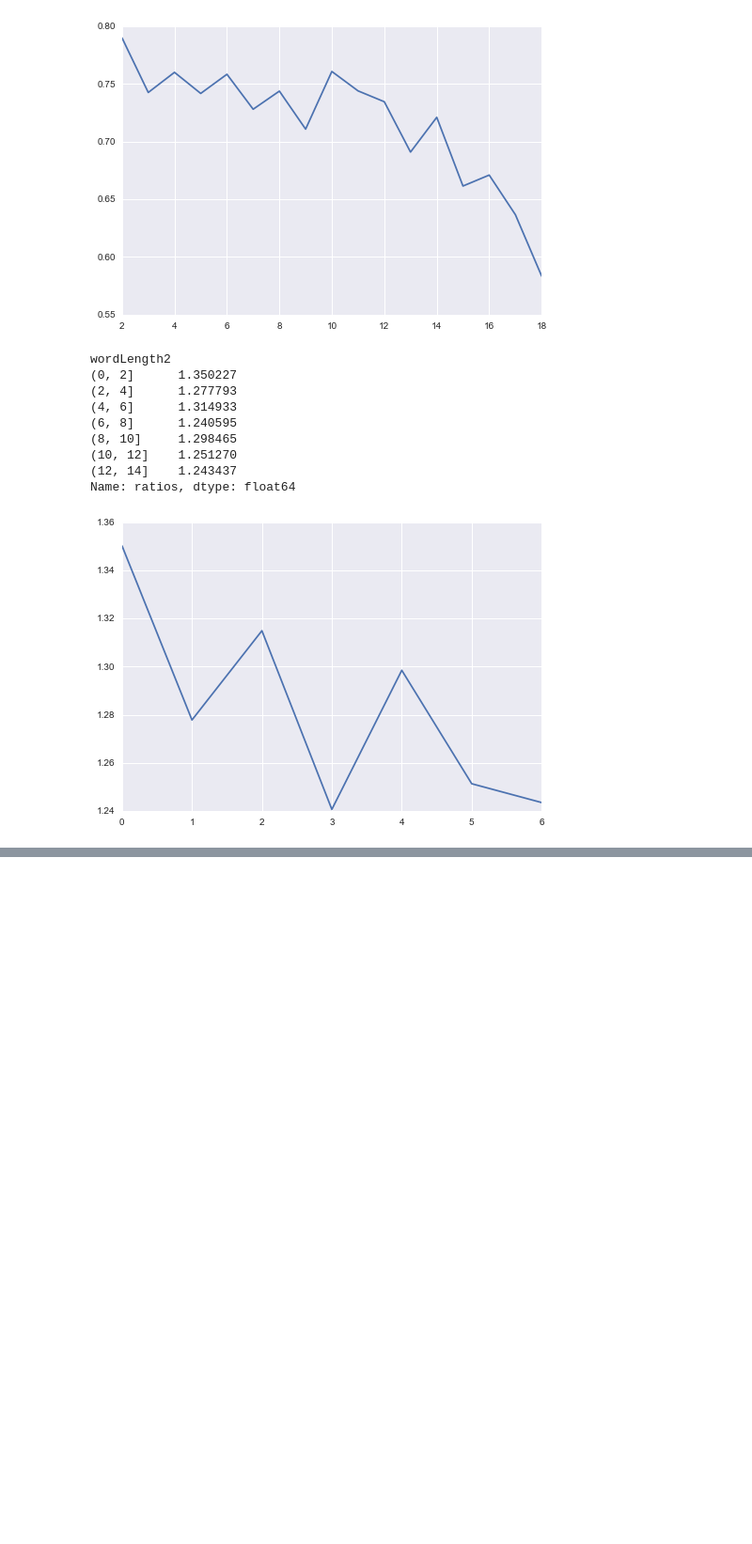
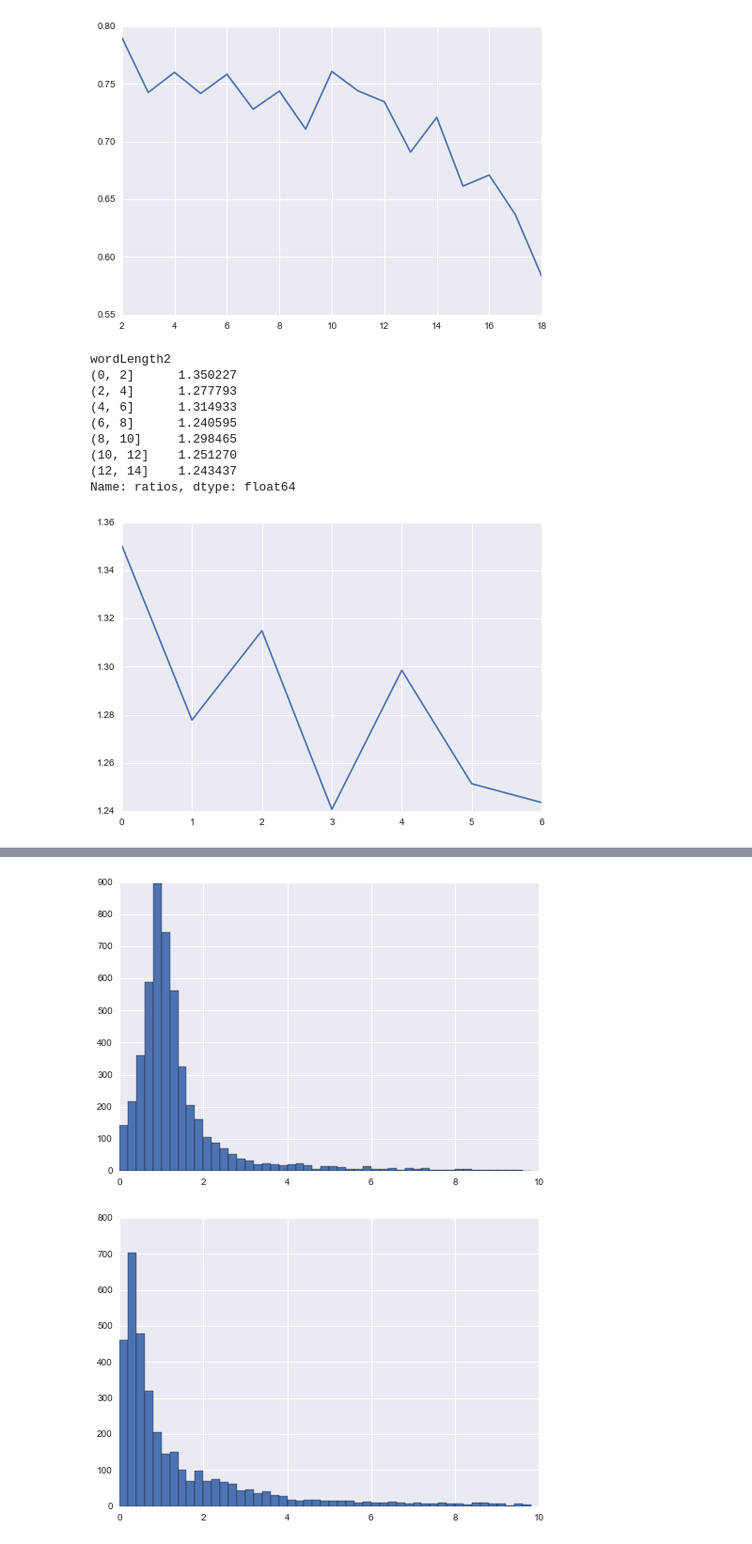
Before and after one commit to MatthewMcGonagle/KaggleWikiTraffic, a Jupyter notebook: NameExploration.ipynb, the cells around one changed output, grey strips where cells are left out. Shown: that part at 94% size. Drawn from its saved outputs; the diff is of its cells as text; code cells hidden in the pictures; blank space fills up the shorter version.

```diff
--- a/NameExploration.ipynb
+++ b/NameExploration.ipynb
@@ -379,3 +379,12 @@ feature_cols = ['project', 'access', 'agent', 'numWords2', 'numNums2', 'numSize2
 nameFeatures = name_df[feature_cols].values
 
 timeSeries = all_df.drop(['Page'], axis = 1).values
+# %%
+name_df.groupby(feature_cols).mean().ratios.hist(bins = np.arange(0, 10, .2))
+plt.show()
+
+name_df.groupby(feature_cols).std().ratios.hist(bins = np.arange(0, 10, .2))
+plt.show()
+# %% [output]
+[figure, added]
+[figure, added]
```
Also changed, not shown: parts of 15 cells of this notebook.
